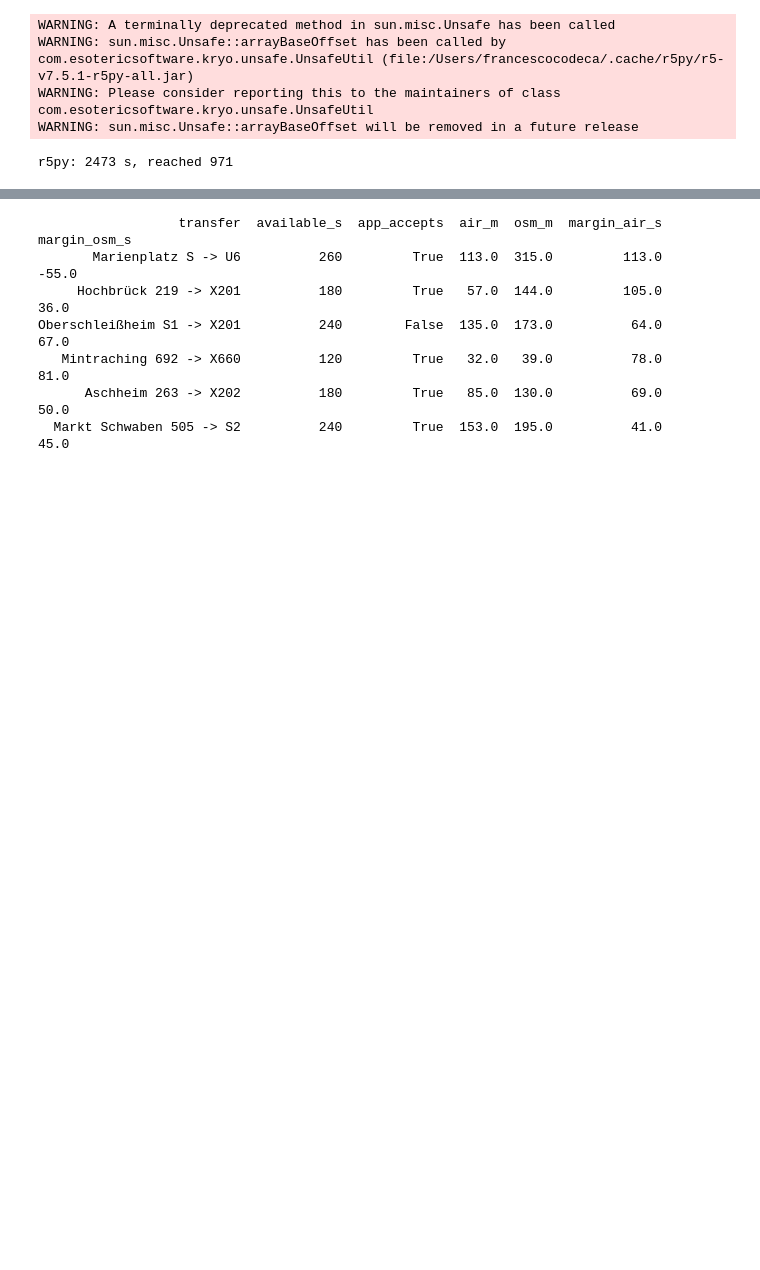
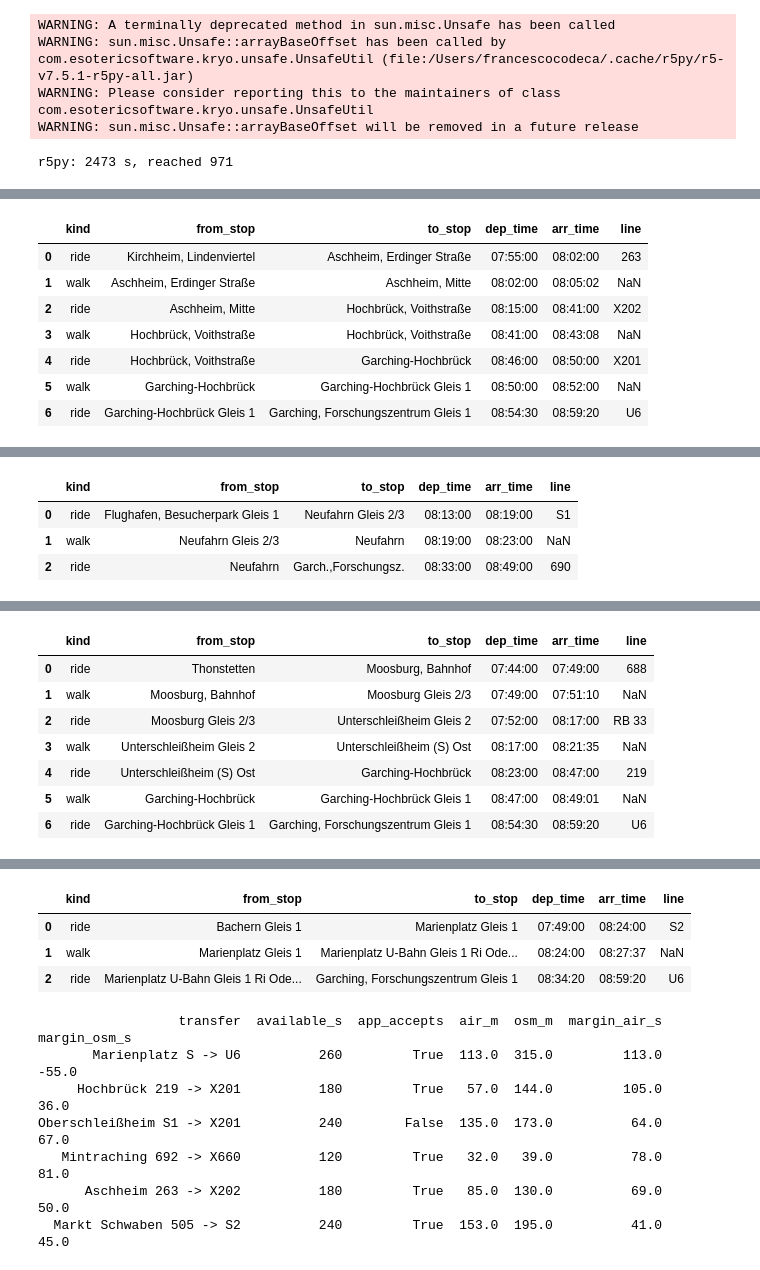
Before and after one commit to francescocodeca/munich-transit-reverse-isochrone, a Jupyter notebook: notebooks/02_explore_osm.ipynb, the cells around one changed output, grey strips where cells are left out. Drawn from its saved outputs; the diff is of its cells as text; code cells hidden in the pictures; blank space fills up the shorter version.

```diff
--- a/notebooks/02_explore_osm.ipynb
+++ b/notebooks/02_explore_osm.ipynb
@@ -455,5 +445,8 @@ def show_journey(cell):
 
 
 for cell in [600261, 452863, 474471, 618687, 689144, 545525]:
-    show_journey(cell)
+    if cell in tails.index:
+        show_journey(cell)
+    else:
+        print(f"cell {cell}: no longer in the tails (within ±5 min of r5py)")
 # %% [output]
@@ -460,0 +455,8 @@ NameError: name 'first' is not defined
+|  | kind | from_stop | to_stop | dep_time | arr_time | line |
+| 0 | ride | Kirchheim, Lindenviertel | Aschheim, Erdinger Straße | 07:55:00 | 08:02:00 | 263 |
+| 1 | walk | Aschheim, Erdinger Straße | Aschheim, Mitte | 08:02:00 | 08:05:02 | NaN |
+| 2 | ride | Aschheim, Mitte | Hochbrück, Voithstraße | 08:15:00 | 08:41:00 | X202 |
+| 3 | walk | Hochbrück, Voithstraße | Hochbrück, Voithstraße | 08:41:00 | 08:43:08 | NaN |
+| 4 | ride | Hochbrück, Voithstraße | Garching-Hochbrück | 08:46:00 | 08:50:00 | X201 |
+| 5 | walk | Garching-Hochbrück | Garching-Hochbrück Gleis 1 | 08:50:00 | 08:52:00 | NaN |
+| 6 | ride | Garching-Hochbrück Gleis 1 | Garching, Forschungszentrum Gleis 1 | 08:54:30 | 08:59:20 | U6 |
@@ -460,0 +465,4 @@ NameError: name 'first' is not defined
+|  | kind | from_stop | to_stop | dep_time | arr_time | line |
+| 0 | ride | Flughafen, Besucherpark Gleis 1 | Neufahrn Gleis 2/3 | 08:13:00 | 08:19:00 | S1 |
+| 1 | walk | Neufahrn Gleis 2/3 | Neufahrn | 08:19:00 | 08:23:00 | NaN |
+| 2 | ride | Neufahrn | Garch.,Forschungsz. | 08:33:00 | 08:49:00 | 690 |
@@ -460,0 +470,8 @@ NameError: name 'first' is not defined
+|  | kind | from_stop | to_stop | dep_time | arr_time | line |
+| 0 | ride | Thonstetten | Moosburg, Bahnhof | 07:44:00 | 07:49:00 | 688 |
+| 1 | walk | Moosburg, Bahnhof | Moosburg Gleis 2/3 | 07:49:00 | 07:51:10 | NaN |
+| 2 | ride | Moosburg Gleis 2/3 | Unterschleißheim Gleis 2 | 07:52:00 | 08:17:00 | RB 33 |
+| 3 | walk | Unterschleißheim Gleis 2 | Unterschleißheim (S) Ost | 08:17:00 | 08:21:35 | NaN |
+| 4 | ride | Unterschleißheim (S) Ost | Garching-Hochbrück | 08:23:00 | 08:47:00 | 219 |
+| 5 | walk | Garching-Hochbrück | Garching-Hochbrück Gleis 1 | 08:47:00 | 08:49:01 | NaN |
+| 6 | ride | Garching-Hochbrück Gleis 1 | Garching, Forschungszentrum Gleis 1 | 08:54:30 | 08:59:20 | U6 |
@@ -461,3 +479,7 @@ NameError: name 'first' is not defined
+|  | kind | from_stop | to_stop | dep_time | arr_time | line |
+| 0 | ride | Bachern Gleis 1 | Marienplatz Gleis 1 | 07:49:00 | 08:24:00 | S2 |
+| 1 | walk | Marienplatz Gleis 1 | Marienplatz U-Bahn Gleis 1 Ri Ode... | 08:24:00 | 08:27:37 | NaN |
+| 2 | ride | Marienplatz U-Bahn Gleis 1 Ri Ode... | Garching, Forschungszentrum Gleis 1 | 08:34:20 | 08:59:20 | U6 |
 # %%
 from isochrone.osm import walking_distances
 
```
Also changed, not shown: parts of 10 cells of this notebook.
